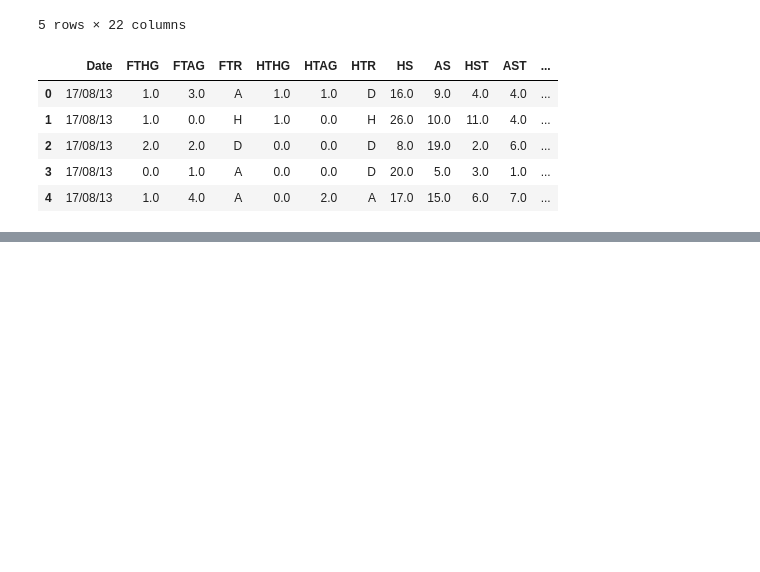
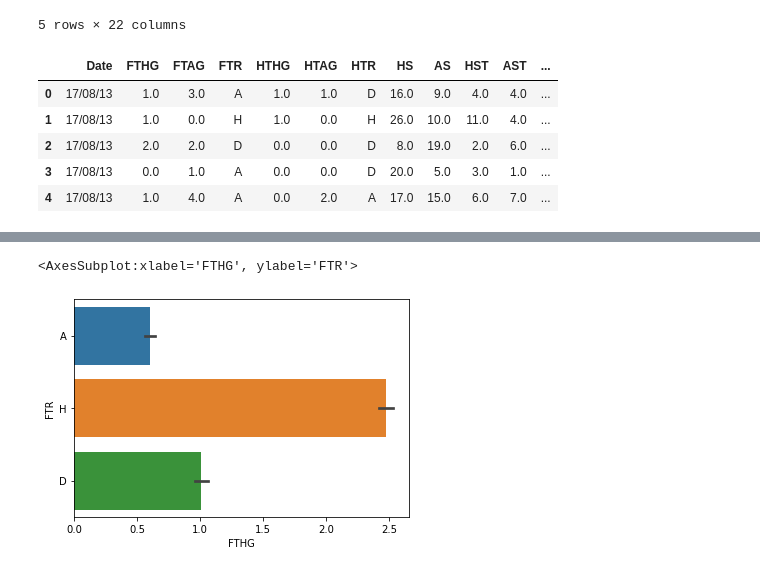
Before and after one commit to skvarnaj/Soccer-Predictor, a Jupyter notebook: exploration.ipynb, the cells around one changed output, grey strips where cells are left out. Cells and saved outputs as stored; diff of their text form; code cells hidden in the pictures; blank space fills up the shorter version.

```diff
--- a/exploration.ipynb
+++ b/exploration.ipynb
@@ -138,0 +150,5 @@ epl.head()
+# %%
+sns.barplot(y = 'FTR', x = 'FTHG', data = epl)
+# %% [output]
+<AxesSubplot:xlabel='FTHG', ylabel='FTR'>
+[figure, added]
```
Also changed, not shown: parts of 8 cells of this notebook.
